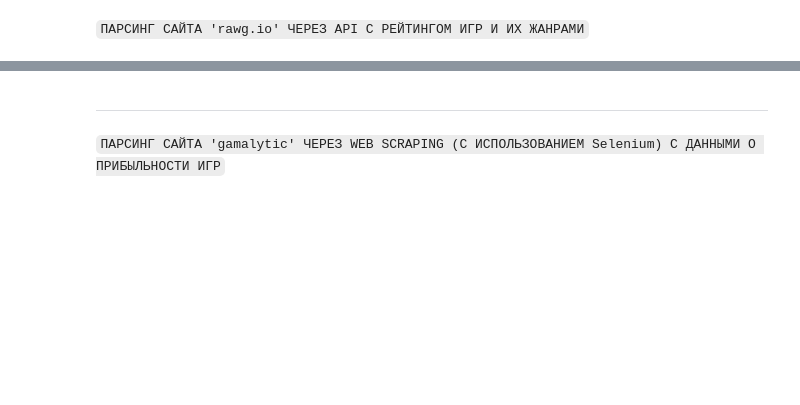
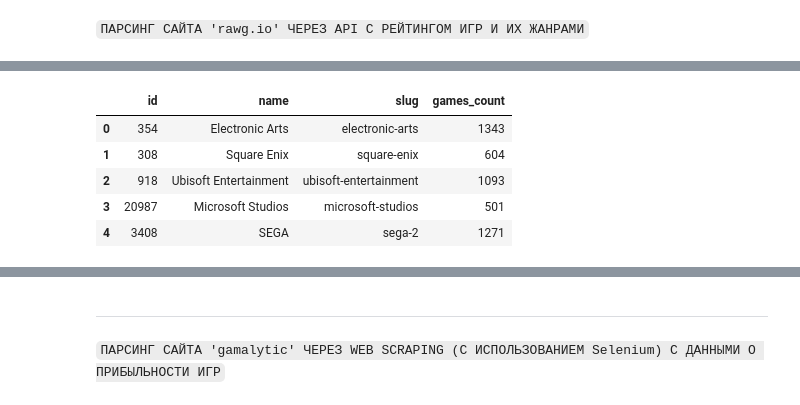
Before and after one commit to dengidredengi/DE-Scraping-API, a Jupyter notebook: parsing.ipynb, the cells around one changed output, grey strips where cells are left out. Cells and saved outputs as stored; diff of their text form; code cells hidden in the pictures; blank space fills up the shorter version.

```diff
--- a/parsing.ipynb
+++ b/parsing.ipynb
@@ -22,10 +28,17 @@ print(res['results']) # В ключе results оказывается важна
 # %%
+logging.info("Начало парсинга RAWG API")
 all_games = []
 page = 350 # Спарсим только первые 15 000 игр, которые имеют наибольшее число скачиваний
 
 for page in range(1, page + 1):
     parametrs['page'] = page
-    response = requests.get(url, params=parametrs)
+    logging.info(f"Загружаем страницу {page}")
+    try:
+        response = requests.get(url, params=parametrs, timeout=10)
+        response.raise_for_status() # Проверяем, что запрос успешен
+    except Exception as e:
+        logging.error(f"Ошибка на странице {page}: {e}")
+        continue
     data = response.json()
     for game in data['results']:
         all_games.append({
@@ -37,4 +50,5 @@ for page in range(1, page + 1):
             'platforms': ', '.join(y['platform']['name'] for y in game.get('platforms'))
         })
 
+logging.info(f"Готово, всего игр собрано: {len(all_games)}")
 print(len(all_games))
@@ -45,0 +102,35 @@ df.head(10)
+# %%
+logging.info("Начало парсинга RAWG API - publishers")
+all_publishers = []
+page = 350
+
+for page in range(1, page + 1):
+    parametrs['page'] = page
+    logging.info(f"Загружаем страницу {page} (publishers)")
+    try:
+        response = requests.get('https://api.rawg.io/api/publishers', params=parametrs, timeout=10)
+        response.raise_for_status()
+    except Exception as e:
+        logging.error(f"Ошибка на странице {page}: {e}")
+        continue
+    data = response.json()
+    for pb in data['results']:
+        all_publishers.append({
+           'id': pb.get('id'),
+           'name': pb.get('name'),
+           'slug': pb.get('slug'),
+           'games_count': pb.get('games_count'),
+        })
+
+logging.info(f"Готово, всего издателей игр собрано: {len(all_publishers)}")
+print(len(all_publishers))
+# %%
+publishers = pd.DataFrame(all_publishers)
+publishers.head()
+# %% [output]
+|  | id | name | slug | games_count |
+| 0 | 354 | Electronic Arts | electronic-arts | 1343 |
+| 1 | 308 | Square Enix | square-enix | 604 |
+| 2 | 918 | Ubisoft Entertainment | ubisoft-entertainment | 1093 |
+| 3 | 20987 | Microsoft Studios | microsoft-studios | 501 |
+| 4 | 3408 | SEGA | sega-2 | 1271 |
```
Also changed, not shown: parts of 13 cells of this notebook, 2 other files.
